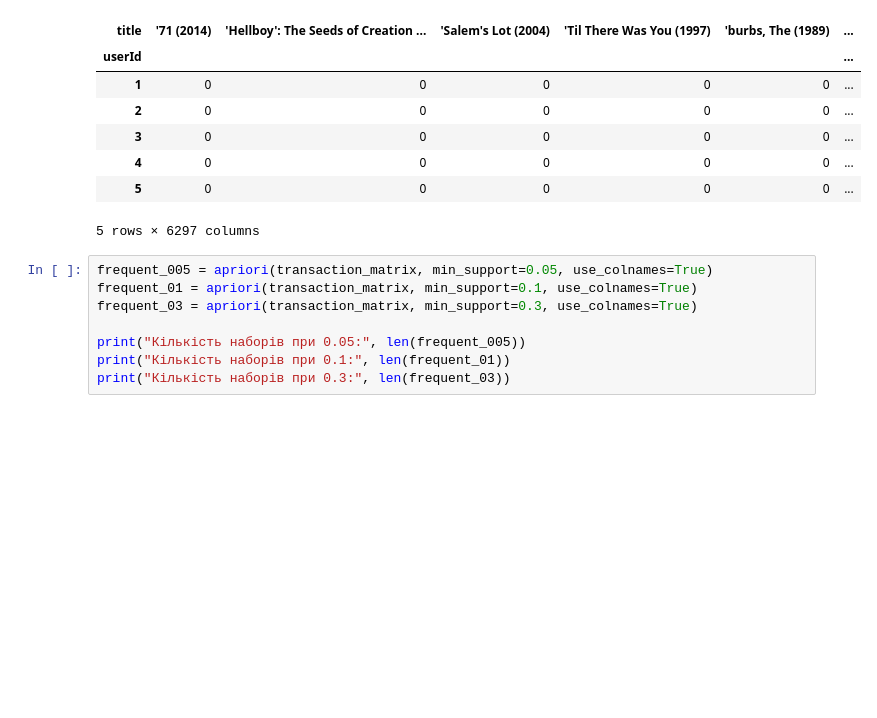
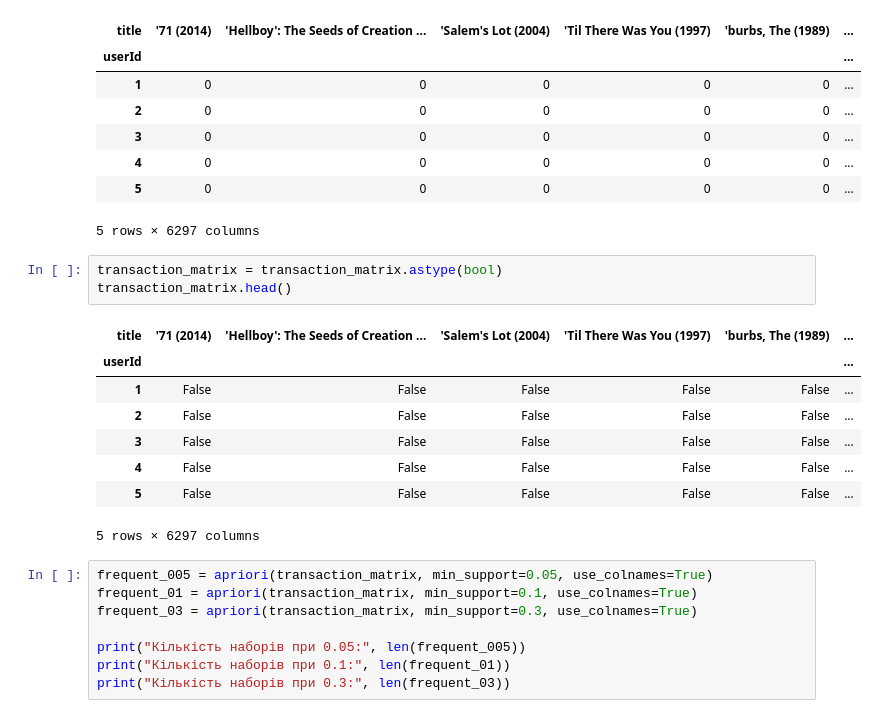
Before and after one commit to fimklay/IAD, a Jupyter notebook: Lab2/Lab2.ipynb, the cells around one changed output. Cells and saved outputs as stored; diff of their text form; blank space fills up the shorter version.

```diff
--- a/Lab2/Lab2.ipynb
+++ b/Lab2/Lab2.ipynb
@@ -78,6 +78,18 @@ transaction_matrix.head()
 | 4 | 0 | 0 | 0 | 0 | 0 | ... |
 | 5 | 0 | 0 | 0 | 0 | 0 | ... |
 5 rows × 6297 columns
+# %%
+transaction_matrix = transaction_matrix.astype(bool)
+transaction_matrix.head()
+# %% [output]
+| title | '71 (2014) | 'Hellboy': The Seeds of Creation ... | 'Salem's Lot (2004) | 'Til There Was You (1997) | 'burbs, The (1989) | ... |
+| userId |  |  |  |  |  | ... |
+| 1 | False | False | False | False | False | ... |
+| 2 | False | False | False | False | False | ... |
+| 3 | False | False | False | False | False | ... |
+| 4 | False | False | False | False | False | ... |
+| 5 | False | False | False | False | False | ... |
+5 rows × 6297 columns
 # %%
 frequent_005 = apriori(transaction_matrix, min_support=0.05, use_colnames=True)
 frequent_01 = apriori(transaction_matrix, min_support=0.1, use_colnames=True)
```
Also changed, not shown: parts of 2 cells of this notebook.
